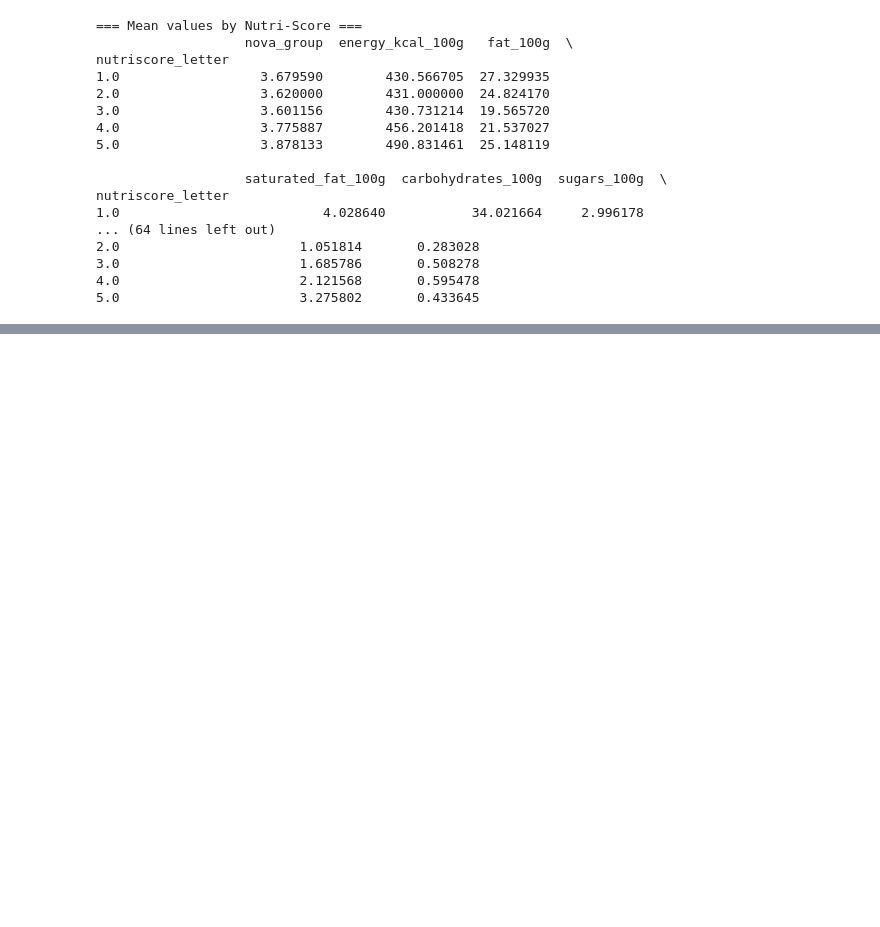
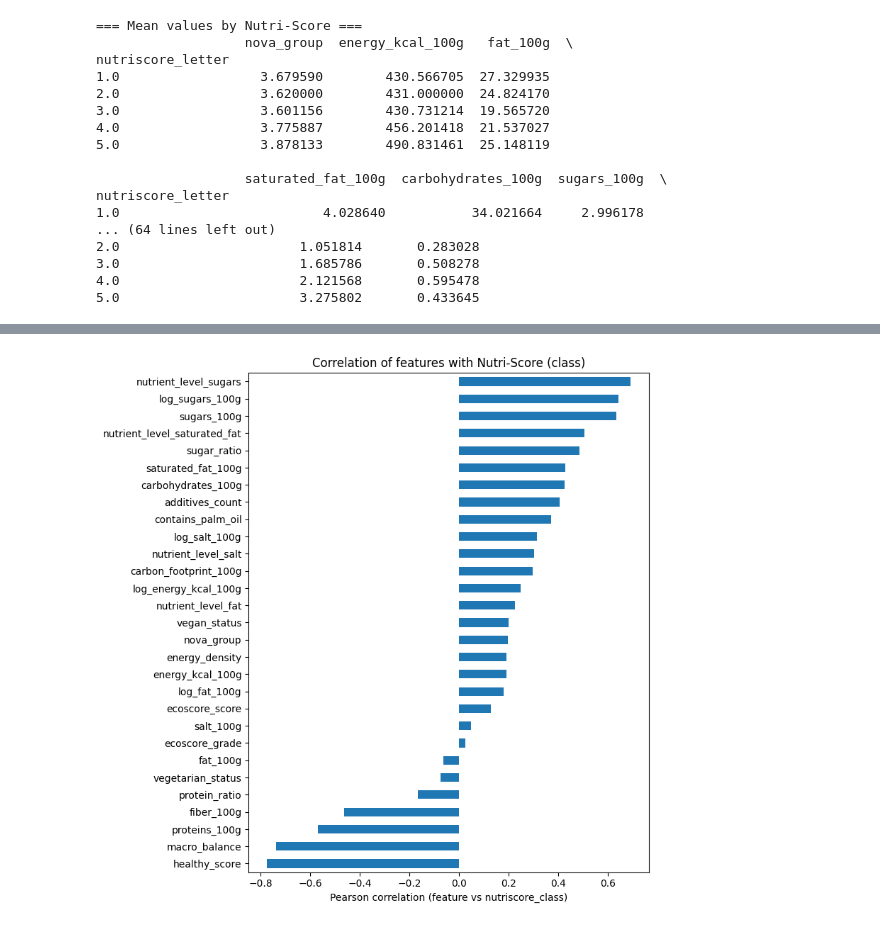
Before and after one commit to omaramin-77/Smart-Food-Guardian, a Jupyter notebook: EDA.ipynb, the cells around one changed output, grey strips where cells are left out. Cells and saved outputs as stored; diff of their text form; code cells hidden in the pictures; blank space fills up the shorter version.

```diff
--- a/EDA.ipynb
+++ b/EDA.ipynb
@@ -114,0 +133,11 @@ nutriscore_letter
+# %%
+target_corr = corr["nutriscore_letter"].drop("nutriscore_letter").sort_values()
+
+plt.figure(figsize=(8, 8))
+target_corr.plot(kind="barh")
+plt.title("Correlation of features with Nutri-Score (class)")
+plt.xlabel("Pearson correlation (feature vs nutriscore_class)")
+plt.tight_layout()
+plt.show()
+# %% [output]
+[figure, added]
```
Also changed, not shown: parts of 2 cells of this notebook.
